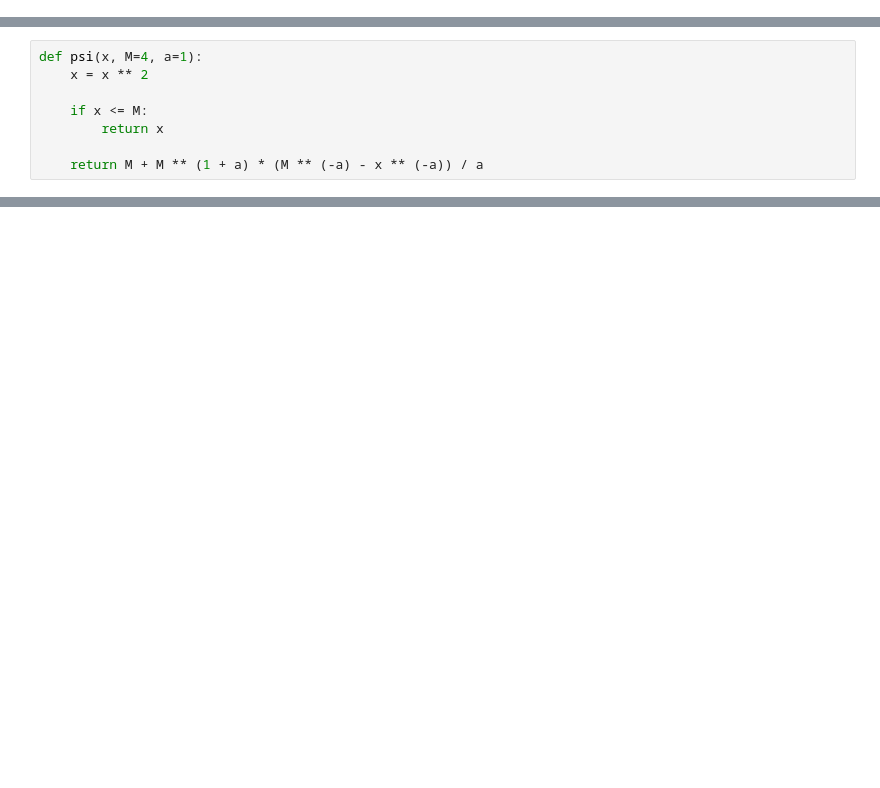
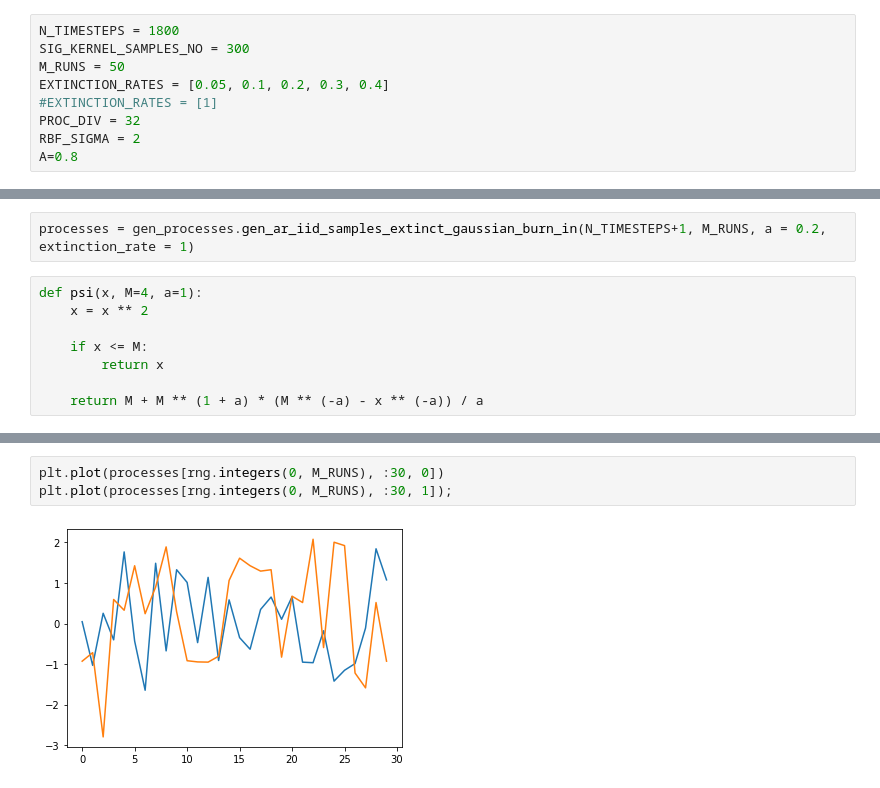
Before and after one commit to ocmob/sig_hsic_independence_test, a Jupyter notebook: notebooks/hsic_test_on_extinct_gaussian.ipynb, the cells around one changed output, grey strips where cells are left out. Saved outputs shown, nothing was run; the diff lists cells and outputs as text; blank space fills up the shorter version.

```diff
--- a/notebooks/hsic_test_on_extinct_gaussian.ipynb
+++ b/notebooks/hsic_test_on_extinct_gaussian.ipynb
@@ -35,0 +41,9 @@ paths_ll = torch.tensor(INPUT['processes_lead_lag'])
+# %%
+N_TIMESTEPS = 1800
+SIG_KERNEL_SAMPLES_NO = 300
+M_RUNS = 50
+EXTINCTION_RATES = [0.05, 0.1, 0.2, 0.3, 0.4]
+#EXTINCTION_RATES = [1]
+PROC_DIV = 32
+RBF_SIGMA = 2
+A=0.8
@@ -36,3 +52,5 @@ paths_ll = torch.tensor(INPUT['processes_lead_lag'])
+# %%
+processes = gen_processes.gen_ar_iid_samples_extinct_gaussian_burn_in(N_TIMESTEPS+1, M_RUNS, a = 0.2, extinction_rate = 1)
 # %%
 def psi(x, M=4, a=1):
     x = x ** 2
@@ -111,0 +122,5 @@ brentq(f,  0, 1.001)
+# %%
+plt.plot(processes[rng.integers(0, M_RUNS), :30, 0])
+plt.plot(processes[rng.integers(0, M_RUNS), :30, 1]);
+# %% [output]
+[figure, added]
```
Also changed, not shown: parts of 47 cells of this notebook, 13 other files.
